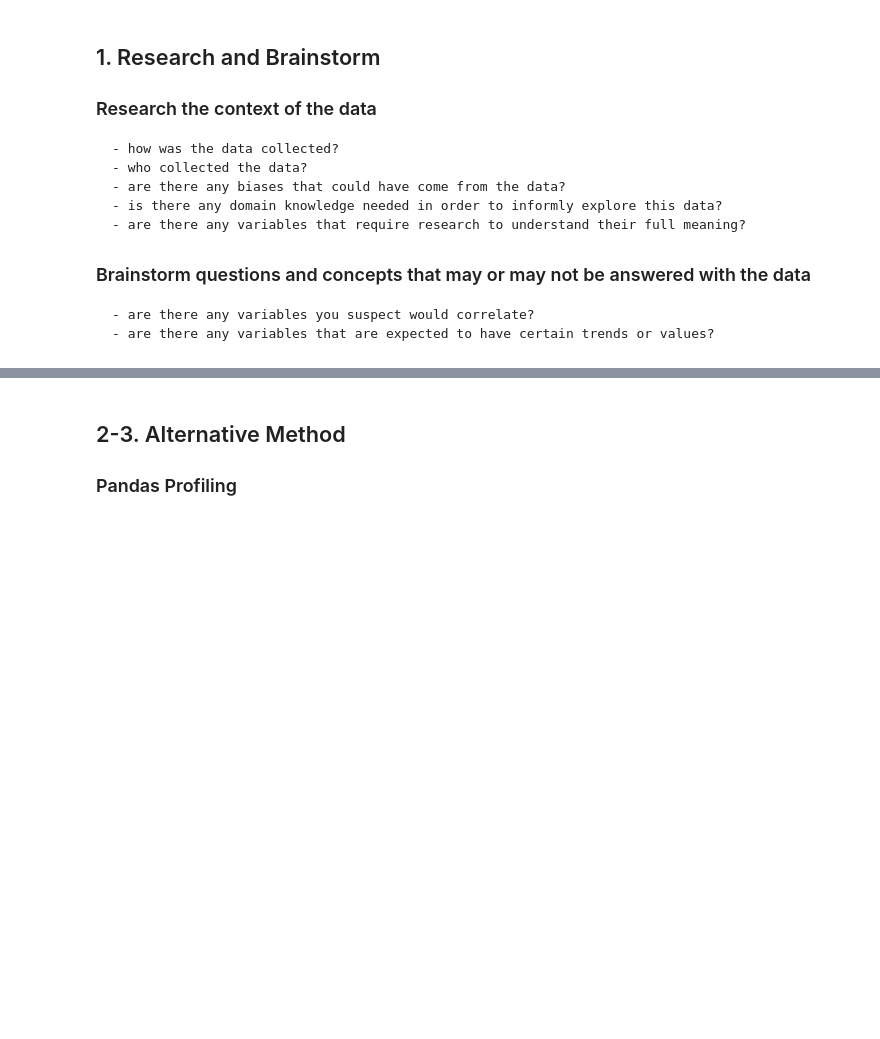
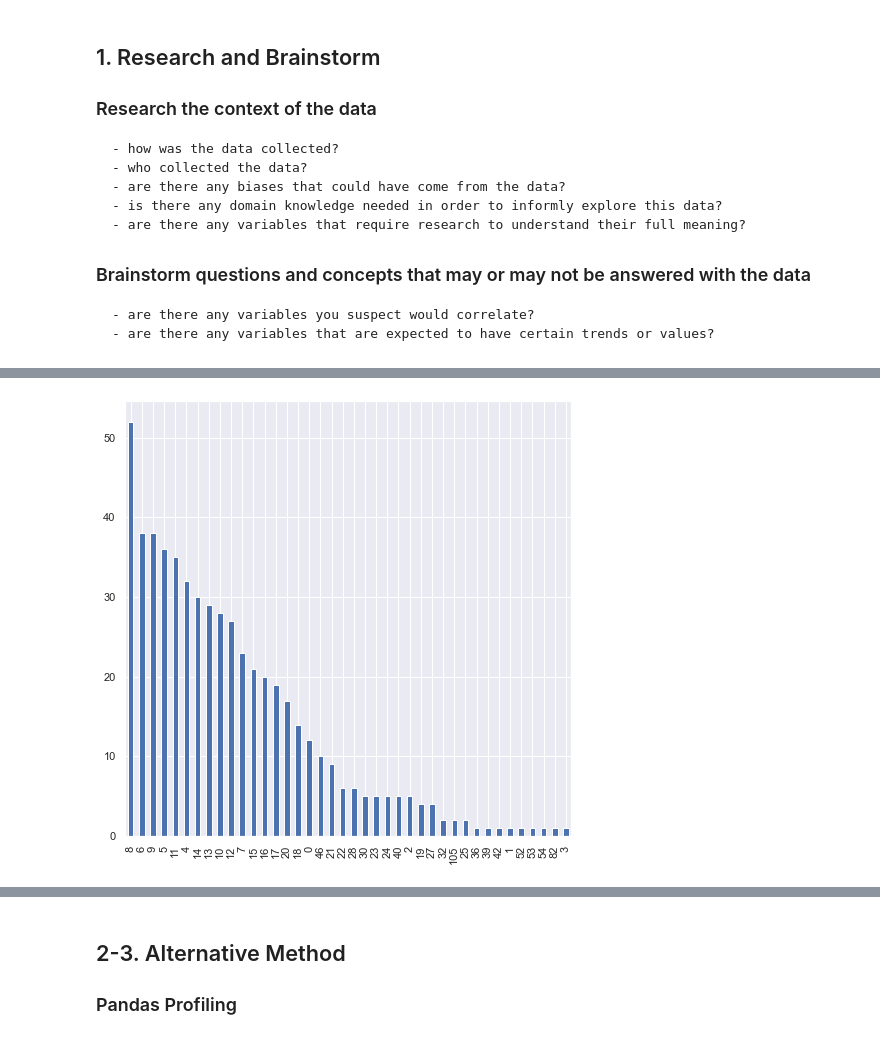
Before and after one commit to pugel/templates, a Jupyter notebook: Simple_EDA_Template.ipynb, the cells around one changed output, grey strips where cells are left out. Saved outputs shown, nothing was run; the diff lists cells and outputs as text; code cells hidden in the pictures; blank space fills up the shorter version.

```diff
--- a/Simple_EDA_Template.ipynb
+++ b/Simple_EDA_Template.ipynb
@@ -82,0 +157,6 @@ pass
+# %%
+#value counts of categorical values
+data['Price'].value_counts().plot(kind='bar', figsize=(8,8))
+pass
+# %% [output]
+[figure, added]
```
Also changed, not shown: parts of 26 cells of this notebook, 5 other files.
